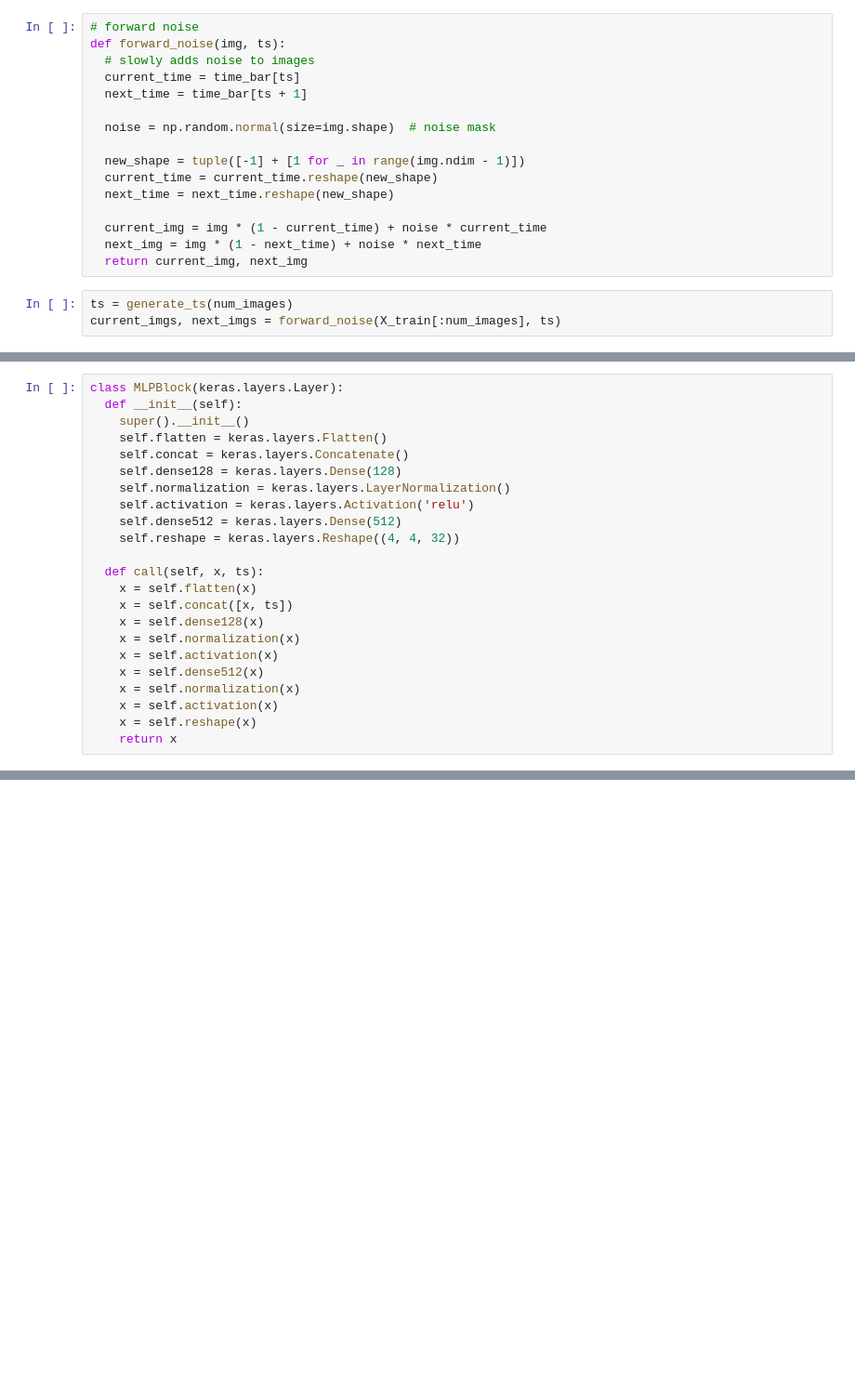
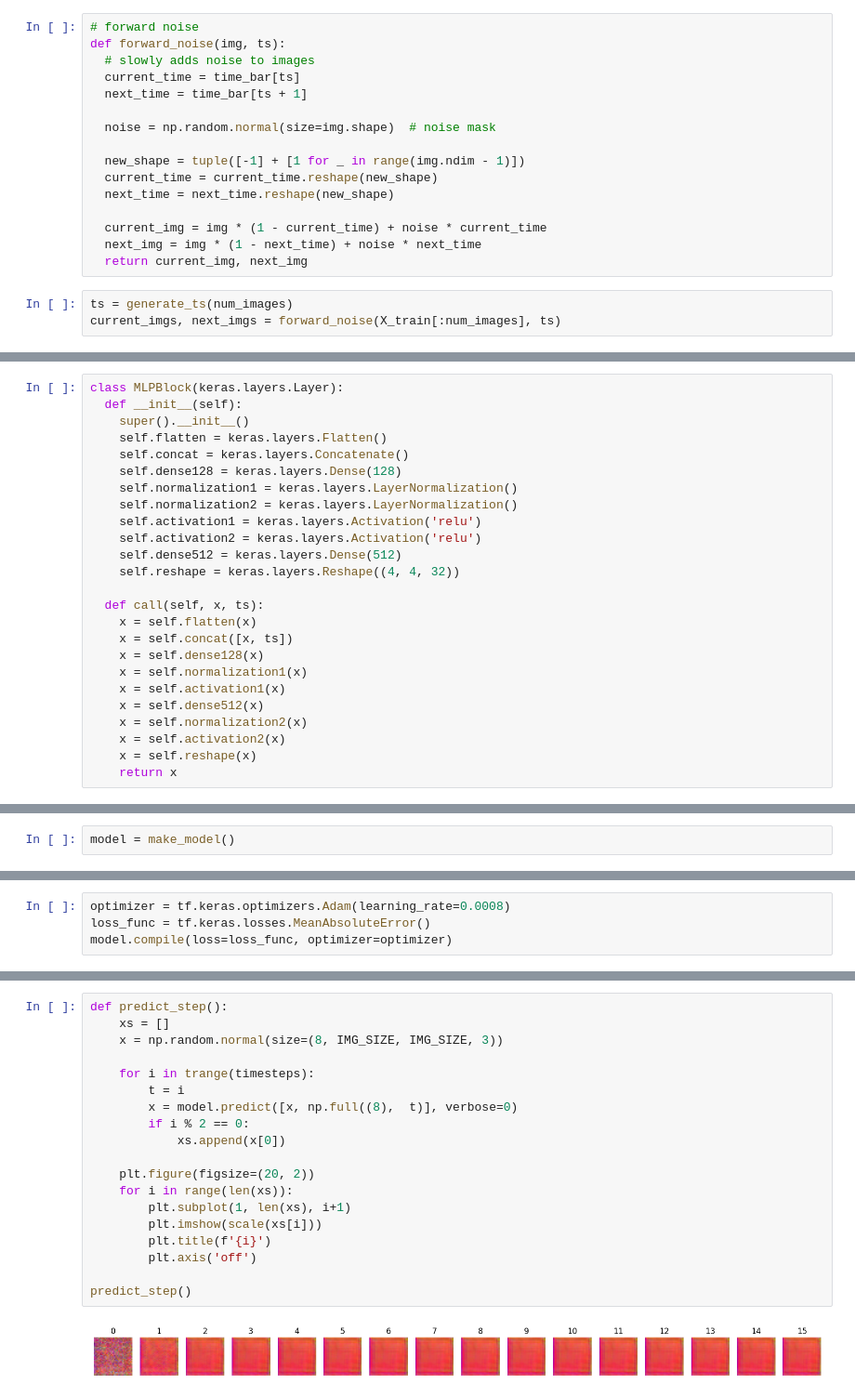
Before and after one commit to lrav35/diffusion, a Jupyter notebook: QuickDiffusionModel_TF.ipynb, the cells around one changed output, grey strips where cells are left out. Shown at 93% size. Drawn from its saved outputs; the diff is of its cells as text; blank space fills up the shorter version.

```diff
--- a/QuickDiffusionModel_TF.ipynb
+++ b/QuickDiffusionModel_TF.ipynb
@@ -102,8 +106,10 @@ class MLPBlock(keras.layers.Layer):
     self.flatten = keras.layers.Flatten()
     self.concat = keras.layers.Concatenate()
     self.dense128 = keras.layers.Dense(128)
-    self.normalization = keras.layers.LayerNormalization()
-    self.activation = keras.layers.Activation('relu')
+    self.normalization1 = keras.layers.LayerNormalization()
+    self.normalization2 = keras.layers.LayerNormalization()
+    self.activation1 = keras.layers.Activation('relu')
+    self.activation2 = keras.layers.Activation('relu')
     self.dense512 = keras.layers.Dense(512)
     self.reshape = keras.layers.Reshape((4, 4, 32))
 
@@ -111,10 +117,10 @@ class MLPBlock(keras.layers.Layer):
     x = self.flatten(x)
     x = self.concat([x, ts])
     x = self.dense128(x)
-    x = self.normalization(x)
-    x = self.activation(x)
+    x = self.normalization1(x)
+    x = self.activation1(x)
     x = self.dense512(x)
-    x = self.normalization(x)
-    x = self.activation(x)
+    x = self.normalization2(x)
+    x = self.activation2(x)
     x = self.reshape(x)
     return x
@@ -177,0 +167,2 @@ unet = SimpleUNet()
+# %%
+model = make_model()
@@ -177,0 +189,4 @@ unet = SimpleUNet()
+# %%
+optimizer = tf.keras.optimizers.Adam(learning_rate=0.0008)
+loss_func = tf.keras.losses.MeanAbsoluteError()
+model.compile(loss=loss_func, optimizer=optimizer)
@@ -177,0 +204,21 @@ unet = SimpleUNet()
+# %%
+def predict_step():
+    xs = []
+    x = np.random.normal(size=(8, IMG_SIZE, IMG_SIZE, 3))
+
+    for i in trange(timesteps):
+        t = i
+        x = model.predict([x, np.full((8),  t)], verbose=0)
+        if i % 2 == 0:
+            xs.append(x[0])
+
+    plt.figure(figsize=(20, 2))
+    for i in range(len(xs)):
+        plt.subplot(1, len(xs), i+1)
+        plt.imshow(scale(xs[i]))
+        plt.title(f'{i}')
+        plt.axis('off')
+
+predict_step()
+# %% [output]
+[figure, added]
```
Also changed, not shown: parts of 14 cells of this notebook.
